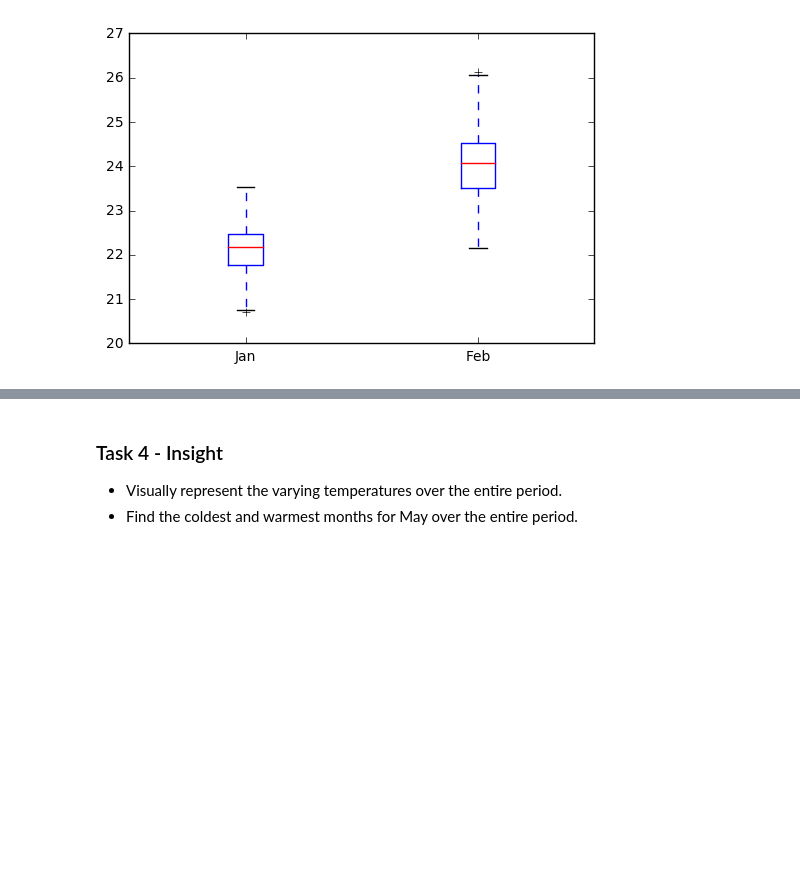
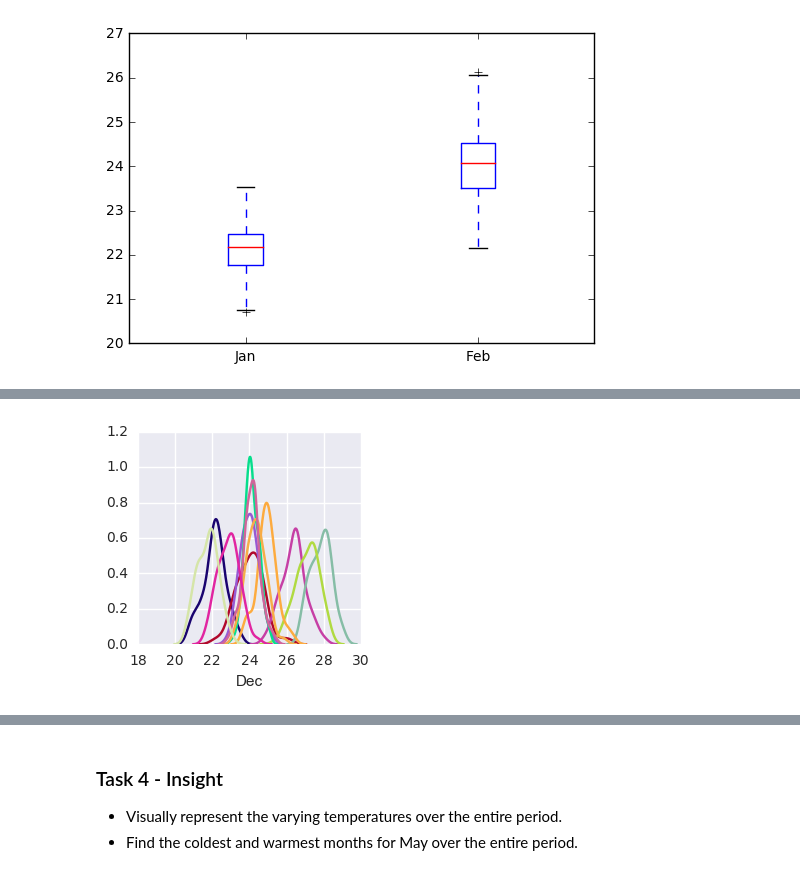
Before and after one commit to adrij/ds-foundations, a Jupyter notebook: code/bangalore.ipynb, the cells around one changed output, grey strips where cells are left out. Drawn from its saved outputs; the diff is of its cells as text; code cells hidden in the pictures; blank space fills up the shorter version.

```diff
--- a/code/bangalore.ipynb
+++ b/code/bangalore.ipynb
@@ -228,0 +239,10 @@ ImportError: No module named 'seaborn'
+# %%
+months=pd.Series(data.columns, name="months")
+# %%
+
+#Create a Facetgrid version of the KDE plots. Loop through a months array.
+graph = sns.FacetGrid(data)
+for month in months:
+    graph.map(sns.kdeplot, month,color=np.random.rand(3,1))
+# %% [output]
+[figure, added]
```
Also changed, not shown: parts of 9 cells of this notebook.
